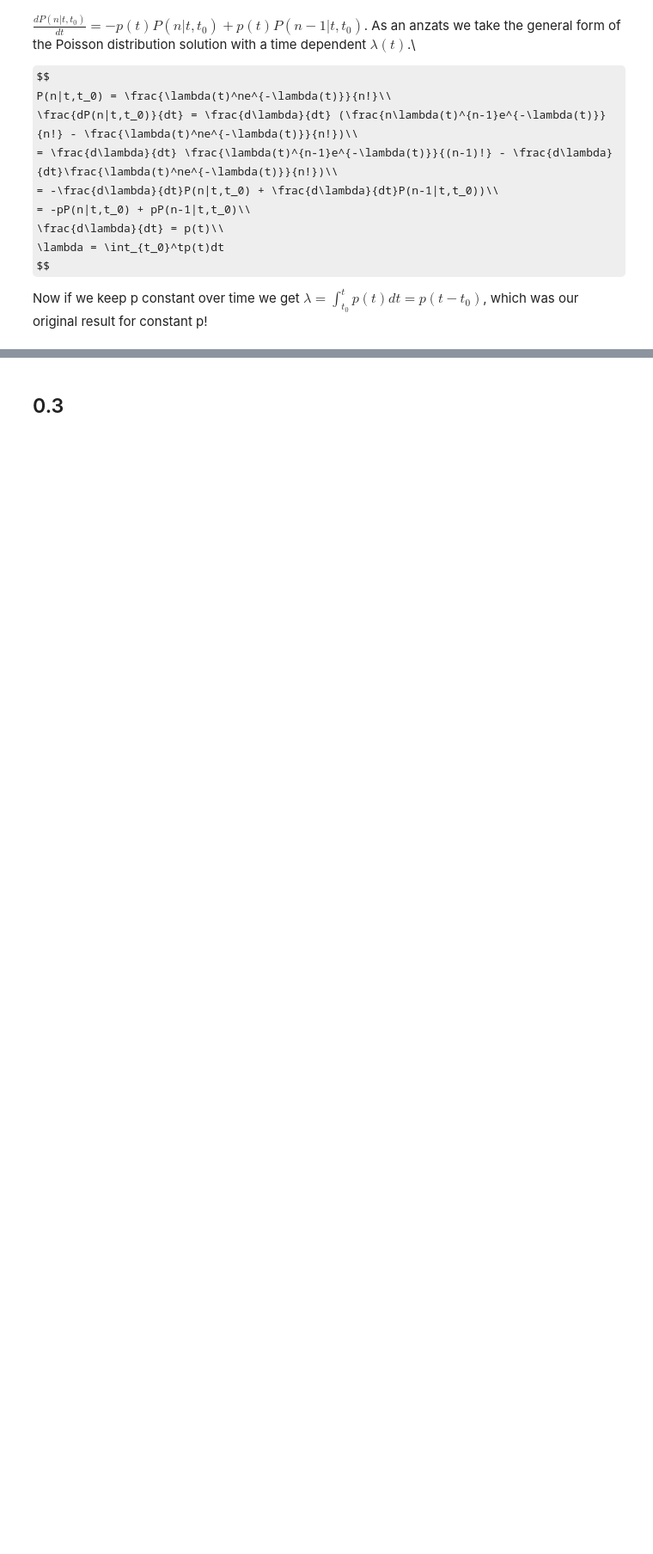
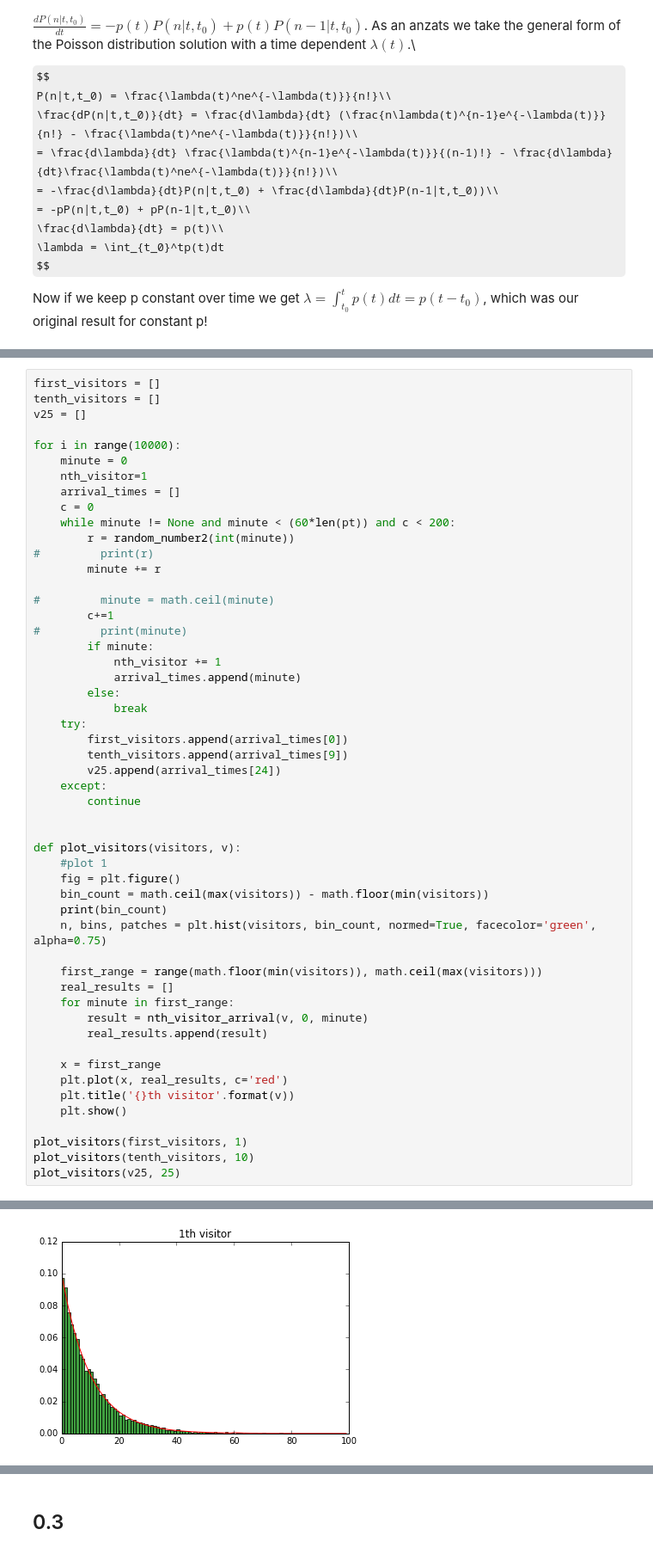
Before and after one commit to jj1993/Applied-mechanism-design-and-big-data, a Jupyter notebook: JonathanLena.ipynb, the cells around one changed output, grey strips where cells are left out. Shown at 86% size. Cells and saved outputs as stored; diff of their text form; some formulas as TeX source; blank space fills up the shorter version.

```diff
--- a/JonathanLena.ipynb
+++ b/JonathanLena.ipynb
@@ -266,0 +372,53 @@ This chance goes to 0 for $\lambda -> \infty$. If we would take p(t) = constant,
+# %%
+first_visitors = []
+tenth_visitors = []
+v25 = []
+
+for i in range(10000):
+    minute = 0
+    nth_visitor=1
+    arrival_times = []
+    c = 0
+    while minute != None and minute < (60*len(pt)) and c < 200:
+        r = random_number2(int(minute))
+#         print(r)
+        minute += r
+
+#         minute = math.ceil(minute)
+        c+=1
+#         print(minute)
+        if minute:
+            nth_visitor += 1
+            arrival_times.append(minute)
+        else:
+            break
+    try:
+        first_visitors.append(arrival_times[0])
+        tenth_visitors.append(arrival_times[9])
+        v25.append(arrival_times[24])
+    except:
+        continue
+
+
+def plot_visitors(visitors, v):
+    #plot 1
+    fig = plt.figure()
+    bin_count = math.ceil(max(visitors)) - math.floor(min(visitors))
+    print(bin_count)
+    n, bins, patches = plt.hist(visitors, bin_count, normed=True, facecolor='green', alpha=0.75)
+
+    first_range = range(math.floor(min(visitors)), math.ceil(max(visitors)))
+    real_results = []
+    for minute in first_range:
+        result = nth_visitor_arrival(v, 0, minute)
+        real_results.append(result)
+
+    x = first_range
+    plt.plot(x, real_results, c='red')
+    plt.title('{}th visitor'.format(v))
+    plt.show()
+
+plot_visitors(first_visitors, 1)
+plot_visitors(tenth_visitors, 10)
+plot_visitors(v25, 25)
+# %% [output]
@@ -266,0 +426 @@ This chance goes to 0 for $\lambda -> \infty$. If we would take p(t) = constant,
+[figure, added]
```
Also changed, not shown: parts of 20 cells of this notebook.
